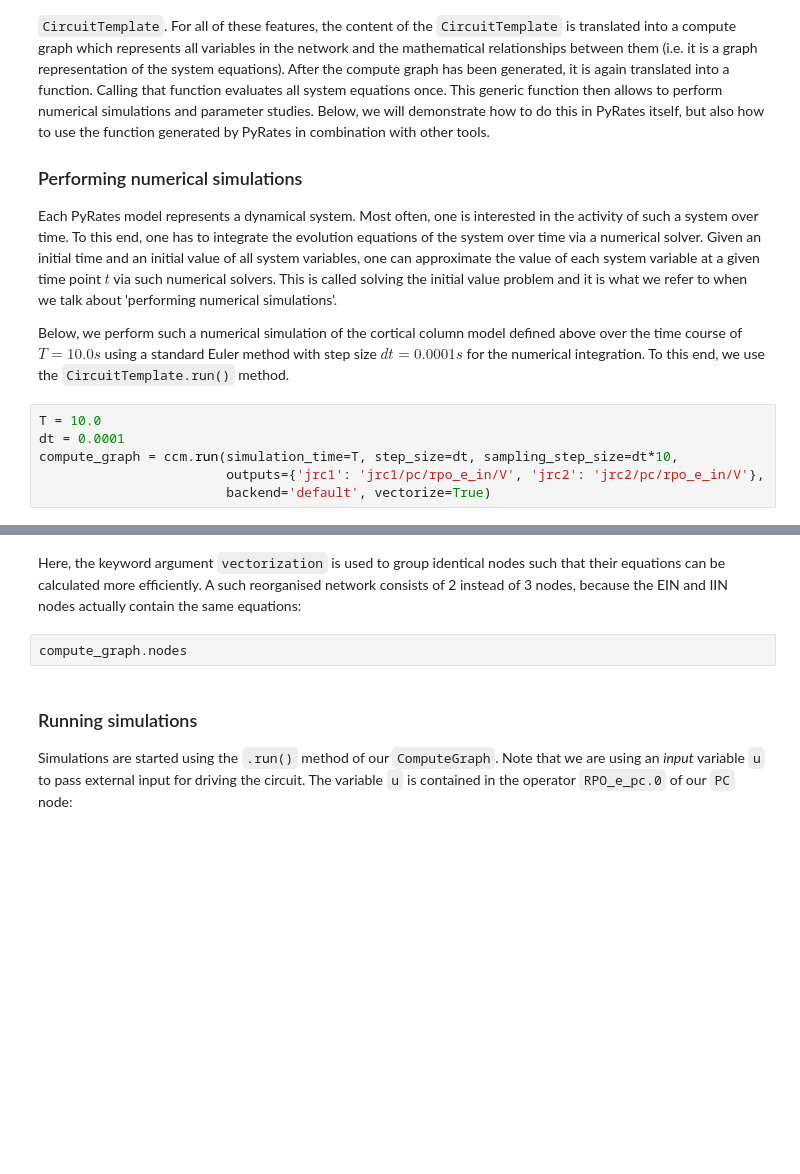
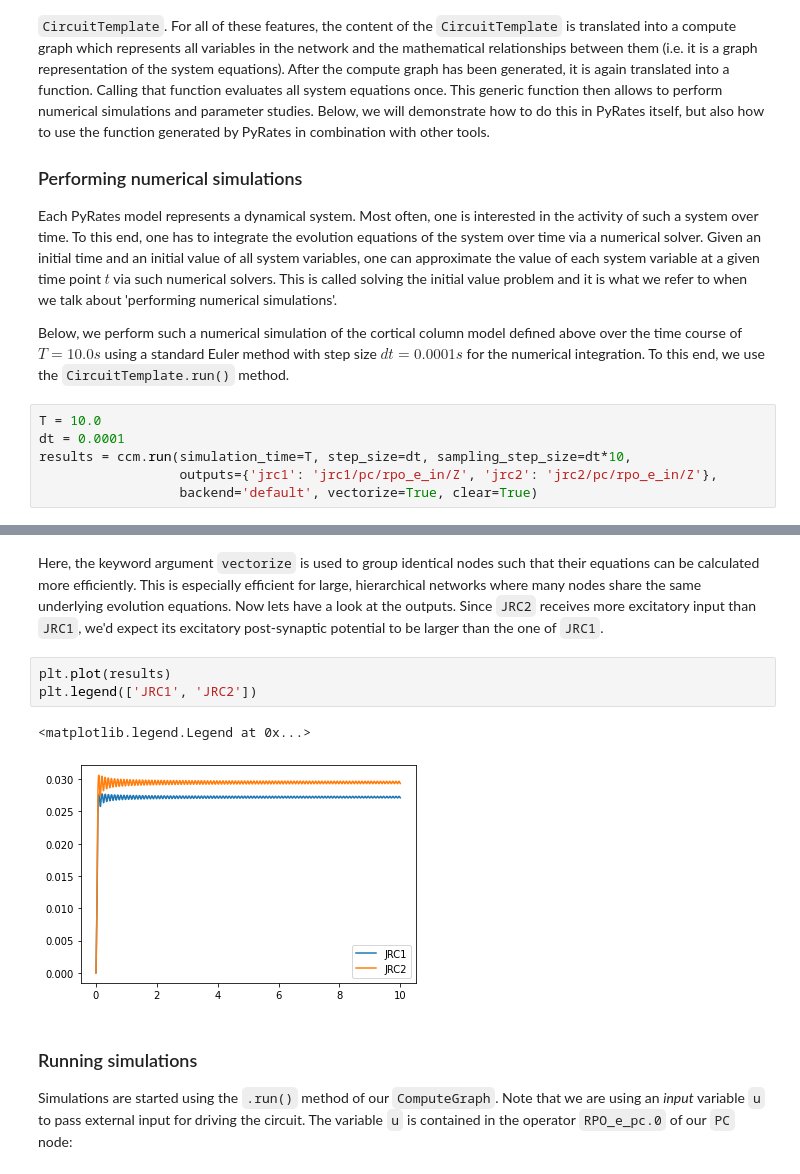
Before and after one commit to pyrates-neuroscience/PyRates, a Jupyter notebook: documentation/Tutorial_PyRates_Basics.ipynb, the cells around one changed output, grey strips where cells are left out. Drawn from its saved outputs; the diff is of its cells as text; blank space fills up the shorter version.

```diff
--- a/documentation/Tutorial_PyRates_Basics.ipynb
+++ b/documentation/Tutorial_PyRates_Basics.ipynb
@@ -365,7 +354,7 @@ Below, we perform such a numerical simulation of the cortical column model defin
 # %%
 T = 10.0
 dt = 0.0001
-compute_graph = ccm.run(simulation_time=T, step_size=dt, sampling_step_size=dt*10,
-                        outputs={'jrc1': 'jrc1/pc/rpo_e_in/V', 'jrc2': 'jrc2/pc/rpo_e_in/V'},
-                        backend='default', vectorize=True)
+results = ccm.run(simulation_time=T, step_size=dt, sampling_step_size=dt*10,
+                  outputs={'jrc1': 'jrc1/pc/rpo_e_in/Z', 'jrc2': 'jrc2/pc/rpo_e_in/Z'},
+                  backend='default', vectorize=True, clear=True)
 # %% [output]
@@ -373,7 +377,11 @@ ValueError: too many values to unpack (expected 4)
-# %% [markdown]
-Here, the keyword argument `vectorization` is used to group identical nodes such that their equations can be calculated more efficiently. A such reorganised network consists of 2 instead of 3 nodes, because the EIN and IIN nodes actually contain the same equations:
-# %%
-compute_graph.nodes
+# %% [markdown]
+Here, the keyword argument `vectorize` is used to group identical nodes such that their equations can be calculated more efficiently. This is especially efficient for large, hierarchical networks where many nodes share the same underlying evolution equations. Now lets have a look at the outputs. Since `JRC2` receives more excitatory input than `JRC1`, we'd expect its excitatory post-synaptic potential to be larger than the one of `JRC1`.
+# %%
+plt.plot(results)
+plt.legend(['JRC1', 'JRC2'])
+# %% [output]
+<matplotlib.legend.Legend at 0x...>
+[figure, added]
 # %% [markdown]
 ### Running simulations
 
```
Also changed, not shown: parts of 8 cells of this notebook, 1 other file.
